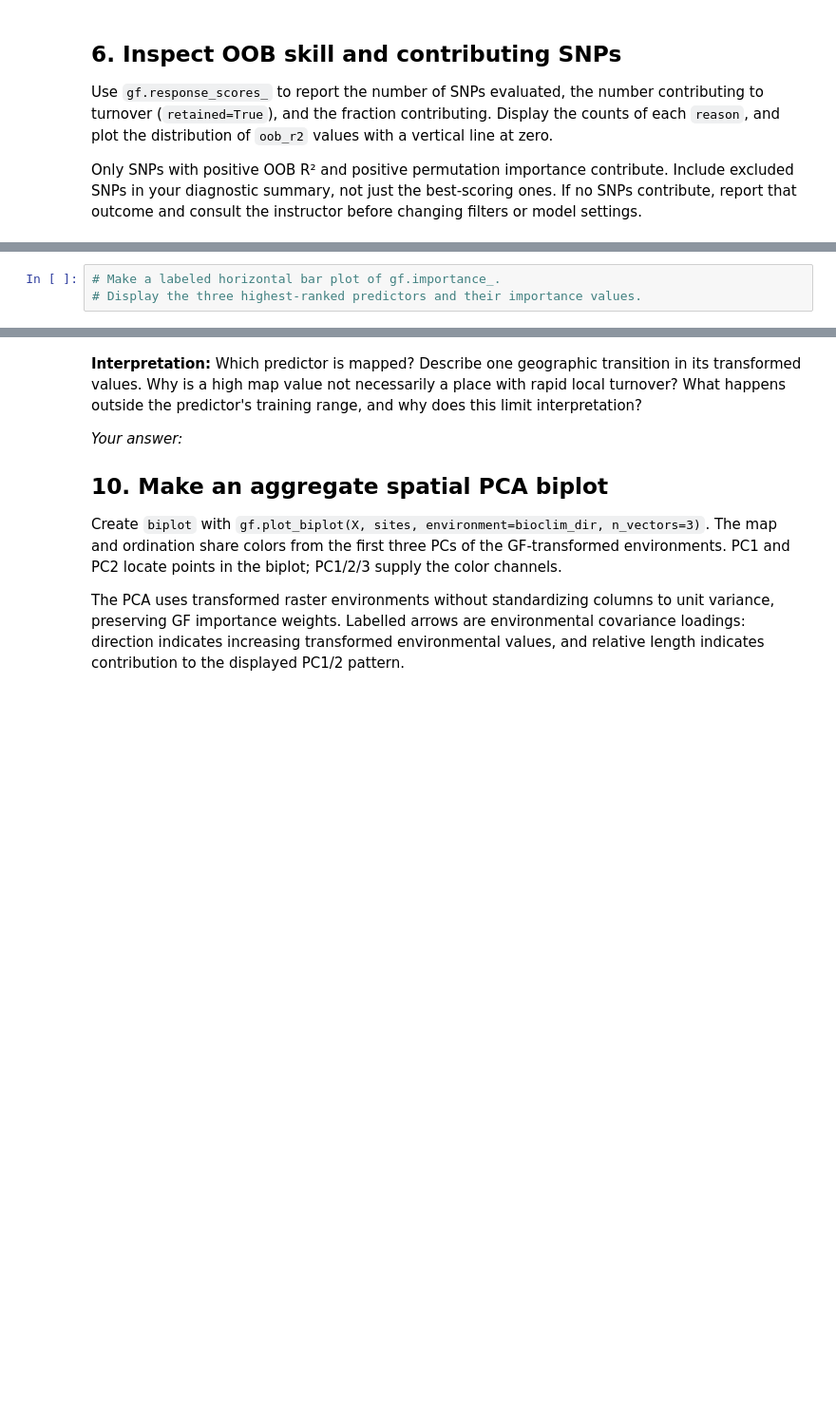
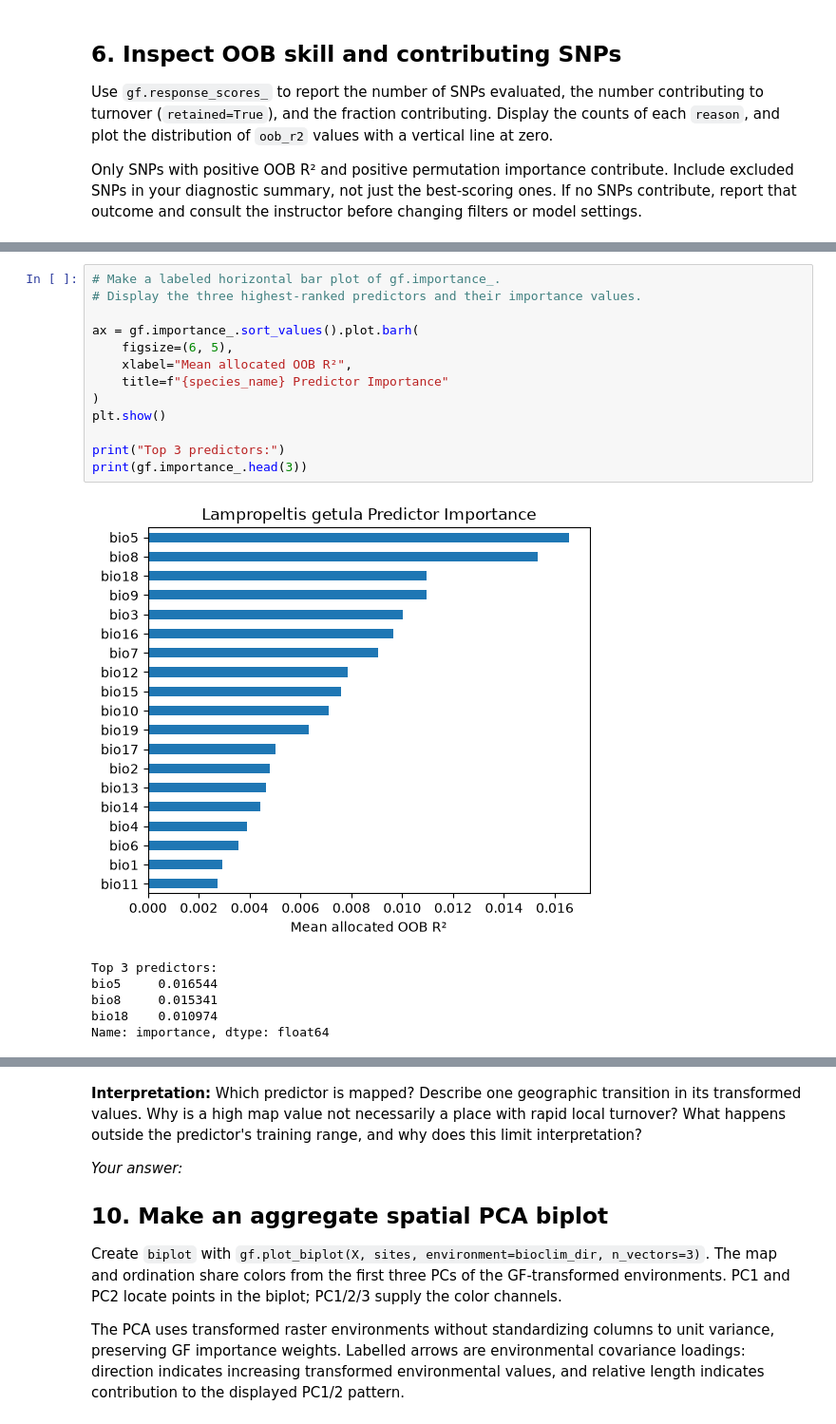
Before and after one commit to meganklutts/BIO597-SpatialBiodiversity, a Jupyter notebook: docs/assignments/Assignment-09-GradientForest.ipynb, the cells around one changed output, grey strips where cells are left out. Shown at 95% size. Drawn from its saved outputs; the diff is of its cells as text; blank space fills up the shorter version.

```diff
--- a/docs/assignments/Assignment-09-GradientForest.ipynb
+++ b/docs/assignments/Assignment-09-GradientForest.ipynb
@@ -164,6 +279,23 @@ These values average allocated skill over contributing SNPs. They are not percen
 # %%
 # Make a labeled horizontal bar plot of gf.importance_.
 # Display the three highest-ranked predictors and their importance values.
+
+ax = gf.importance_.sort_values().plot.barh(
+    figsize=(6, 5),
+    xlabel="Mean allocated OOB R²",
+    title=f"{species_name} Predictor Importance"
+)
+plt.show()
+
+print("Top 3 predictors:")
+print(gf.importance_.head(3))
+# %% [output]
+[figure, added]
+Top 3 predictors:
+bio5     0.016544
+bio8     0.015341
+bio18    0.010974
+Name: importance, dtype: float64
 # %% [markdown]
 **Interpretation:** Name your top three climate variables. Suggest a biological explanation for one association, and one reason that predictor importance does not isolate a causal effect. How could correlation among the 19 climate predictors complicate the ranking?
 
```
Also changed, not shown: parts of 18 cells of this notebook.
